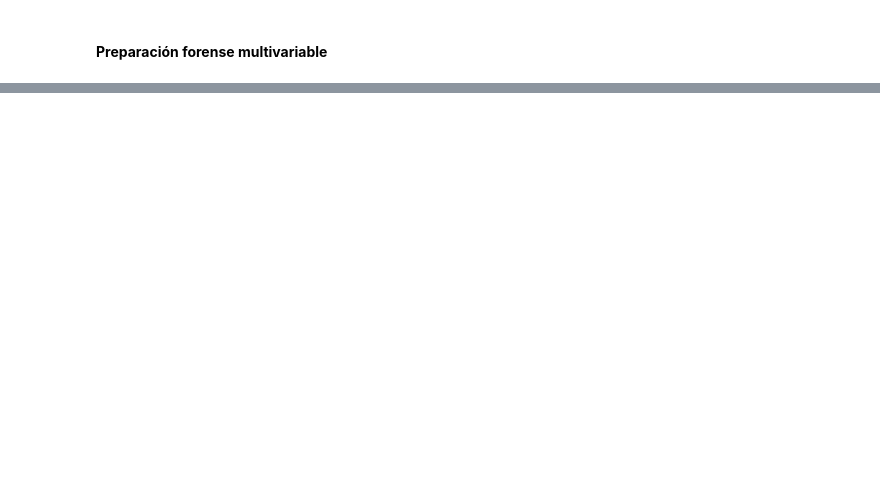
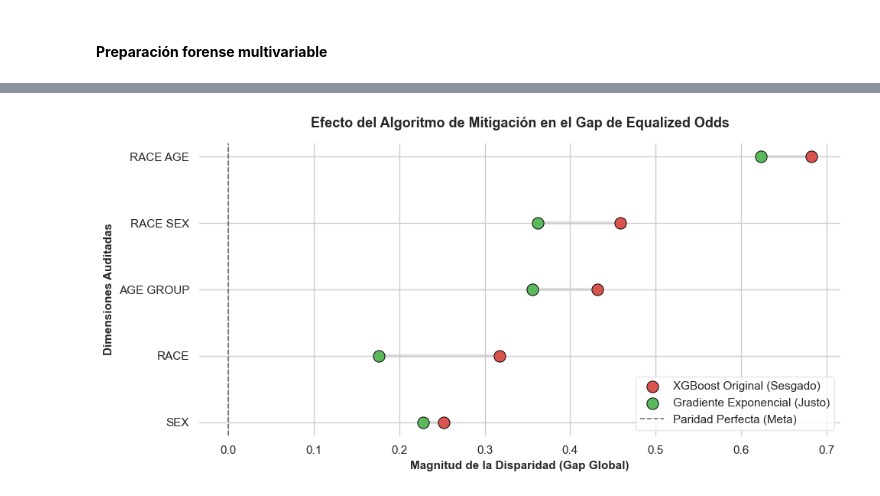
Before and after one commit to dmg131/AA_proyect, a Jupyter notebook: fairness.ipynb, the cells around one changed output, grey strips where cells are left out. Cells and saved outputs as stored; diff of their text form; code cells hidden in the pictures; blank space fills up the shorter version.

```diff
--- a/fairness.ipynb
+++ b/fairness.ipynb
@@ -218,0 +338,6 @@ graficar_comparativa_fpr('race_age', 'Análisis Interseccional Complejo (Raza y
+# %%
+# --- EJECUCIÓN ---
+# Pasamos el dataframe de gaps resumidos que calcula tu Celda 4
+graficar_reduccion_gap_global(df_resumen_gaps)
+# %% [output]
+[figure, added]
```
Also changed, not shown: parts of 8 cells of this notebook.
